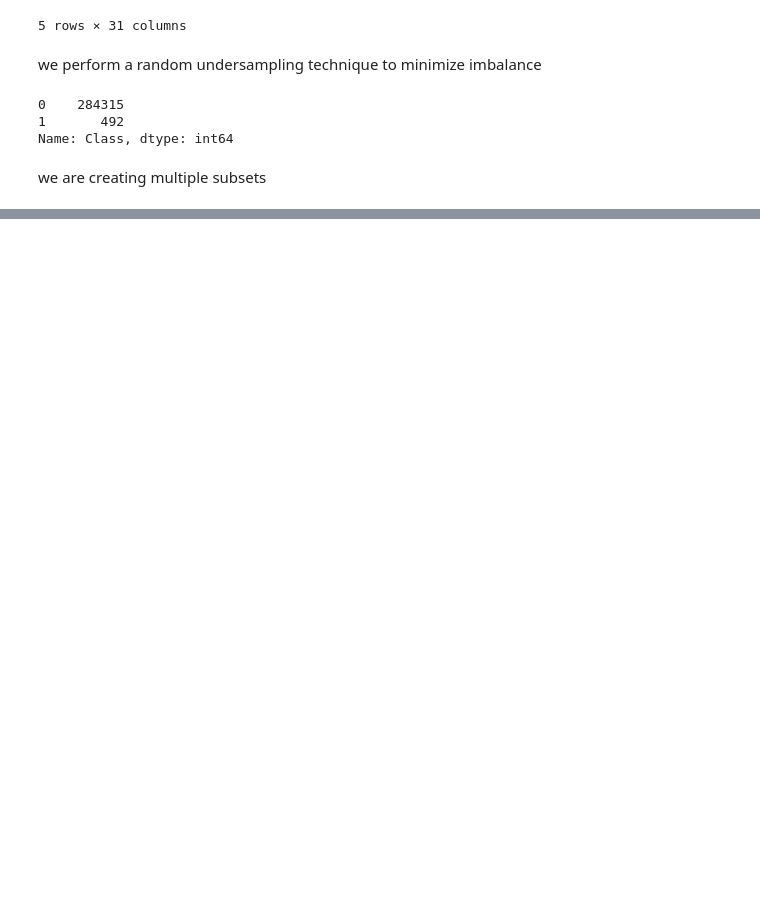
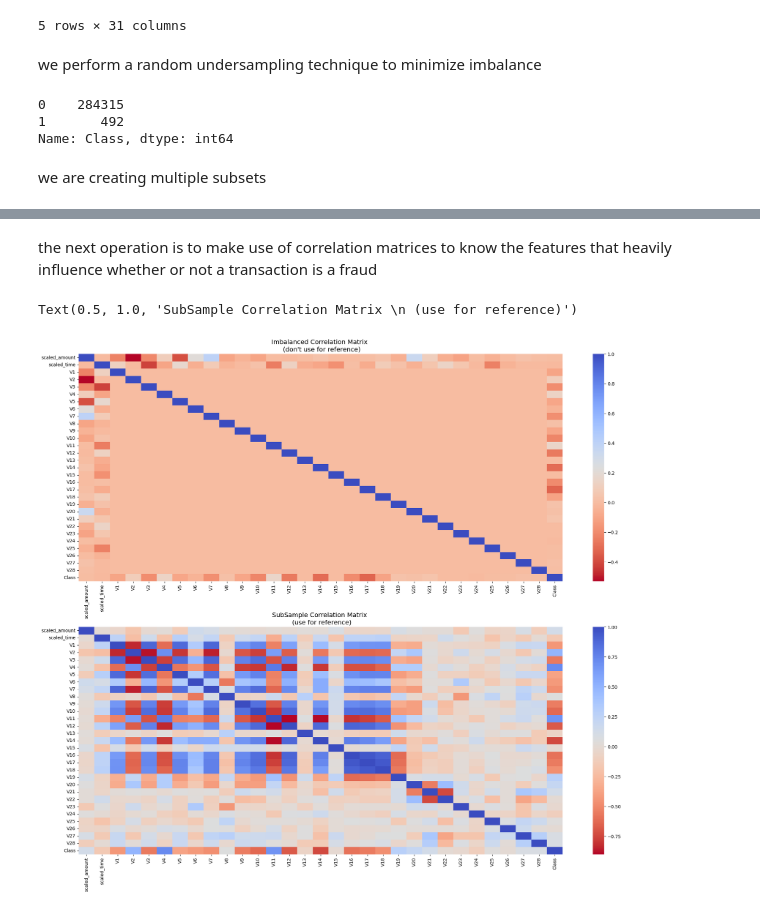
Before and after one commit to chima1968/unfinished, a Jupyter notebook: creditcard.ipynb, the cells around one changed output, grey strips where cells are left out. Drawn from its saved outputs; the diff is of its cells as text; code cells hidden in the pictures; blank space fills up the shorter version.

```diff
--- a/creditcard.ipynb
+++ b/creditcard.ipynb
@@ -196,0 +300,17 @@ sss=StratifiedShuffleSplit(n_splits=5,random_state=None,shuffle=False)
+# %% [markdown]
+the next operation is to make use of correlation matrices to know the features that heavily influence whether or not a transaction is a fraud
+# %%
+f, (ax1, ax2) = plt.subplots(2, 1, figsize=(24,20))
+
+# Entire DataFrame
+corr = credit_card_df.corr()
+sns.heatmap(corr, cmap='coolwarm_r', annot_kws={'size':20}, ax=ax1)
+ax1.set_title("Imbalanced Correlation Matrix \n (don't use for reference)", fontsize=14)
+
+
+sub_sample_corr = new_df.corr()
+sns.heatmap(sub_sample_corr, cmap='coolwarm_r', annot_kws={'size':20}, ax=ax2)
+ax2.set_title('SubSample Correlation Matrix \n (use for reference)', fontsize=14)
+# %% [output]
+Text(0.5, 1.0, 'SubSample Correlation Matrix \n (use for reference)')
+[figure, added]
```
Also changed, not shown: parts of 13 cells of this notebook.
